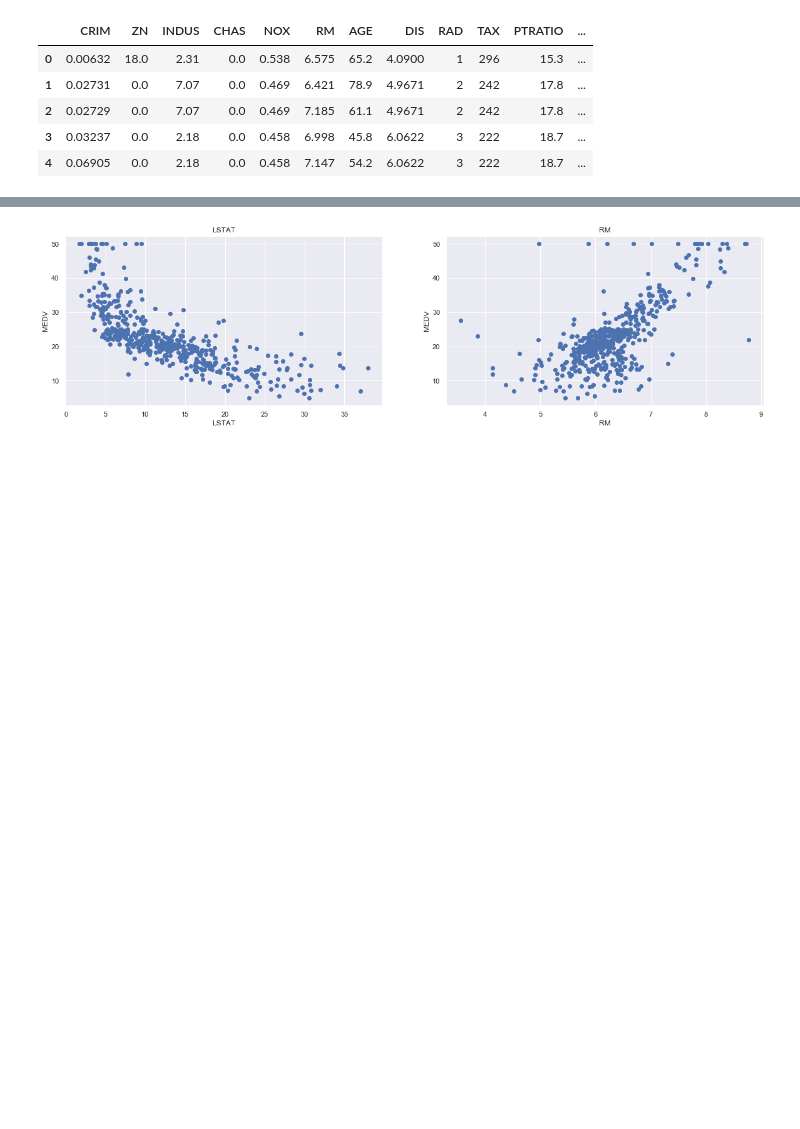
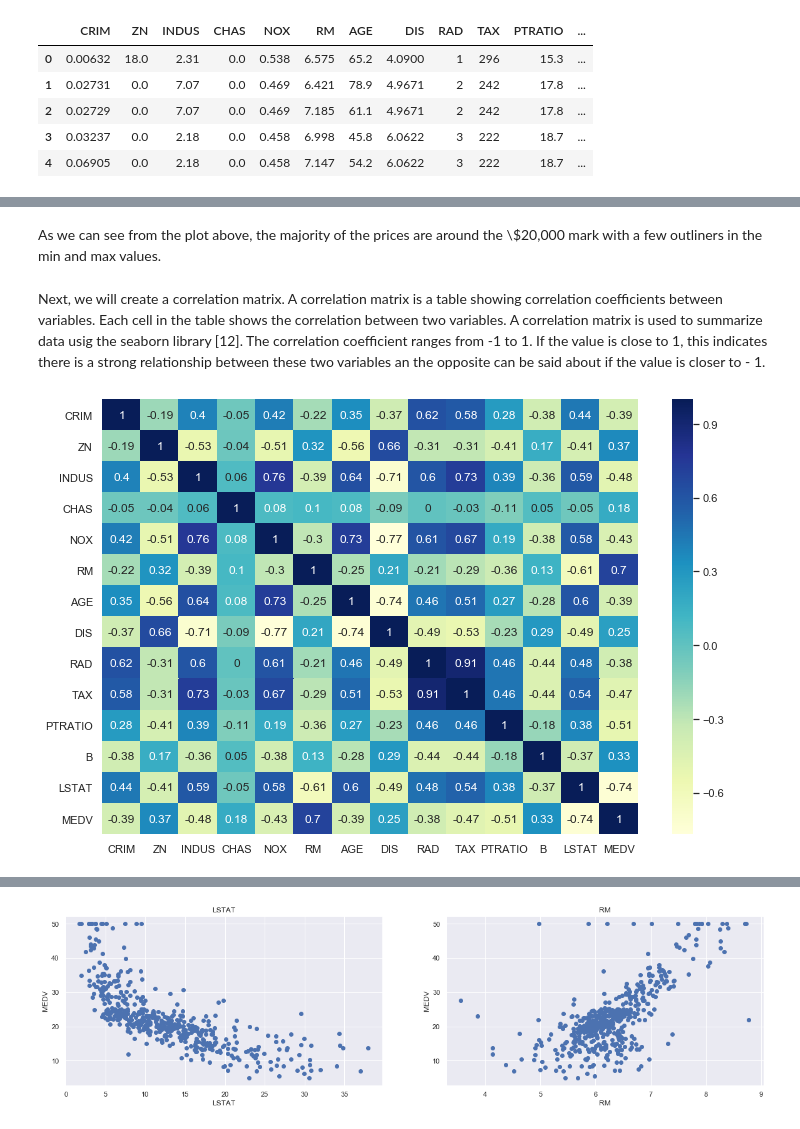
Before and after one commit to JohnADeady/ML-S-Project, a Jupyter notebook: Boston House Prices.ipynb, the cells around one changed output, grey strips where cells are left out. Saved outputs shown, nothing was run; the diff lists cells and outputs as text; code cells hidden in the pictures; blank space fills up the shorter version.

```diff
--- a/Boston House Prices.ipynb
+++ b/Boston House Prices.ipynb
@@ -89,0 +91,15 @@ sns.heatmap(data=correlation_matrix, annot=True)
+# %% [markdown]
+As we can see from the plot above, the majority of the prices are around the \\$20,000 mark with a few outliners in the min and max values.
+# %% [markdown]
+Next, we will create a correlation matrix. A correlation matrix is a table showing correlation coefficients between variables. Each cell in the table shows the correlation between two variables. A correlation matrix is used to summarize data usig the seaborn library [12]. The correlation coefficient ranges from -1 to 1. If the value is close to 1, this indicates there is a strong relationship between these two variables an the opposite can be said about if the value is closer to - 1.
+# %%
+# create a matrix to show the interaction between variables. Round data to 2 deciaml places
+correlation_matrix = boston.corr().round(2)
+
+# Use annot to input data into square wtth color "YlGnBu"
+sns.heatmap(data=correlation_matrix, annot=True, cmap="YlGnBu")
+
+# Re-sizr the matrix
+sns.set(rc={'figure.figsize':(15,8)})
+# %% [output]
+[figure, added]
```
Also changed, not shown: parts of 17 cells of this notebook.
